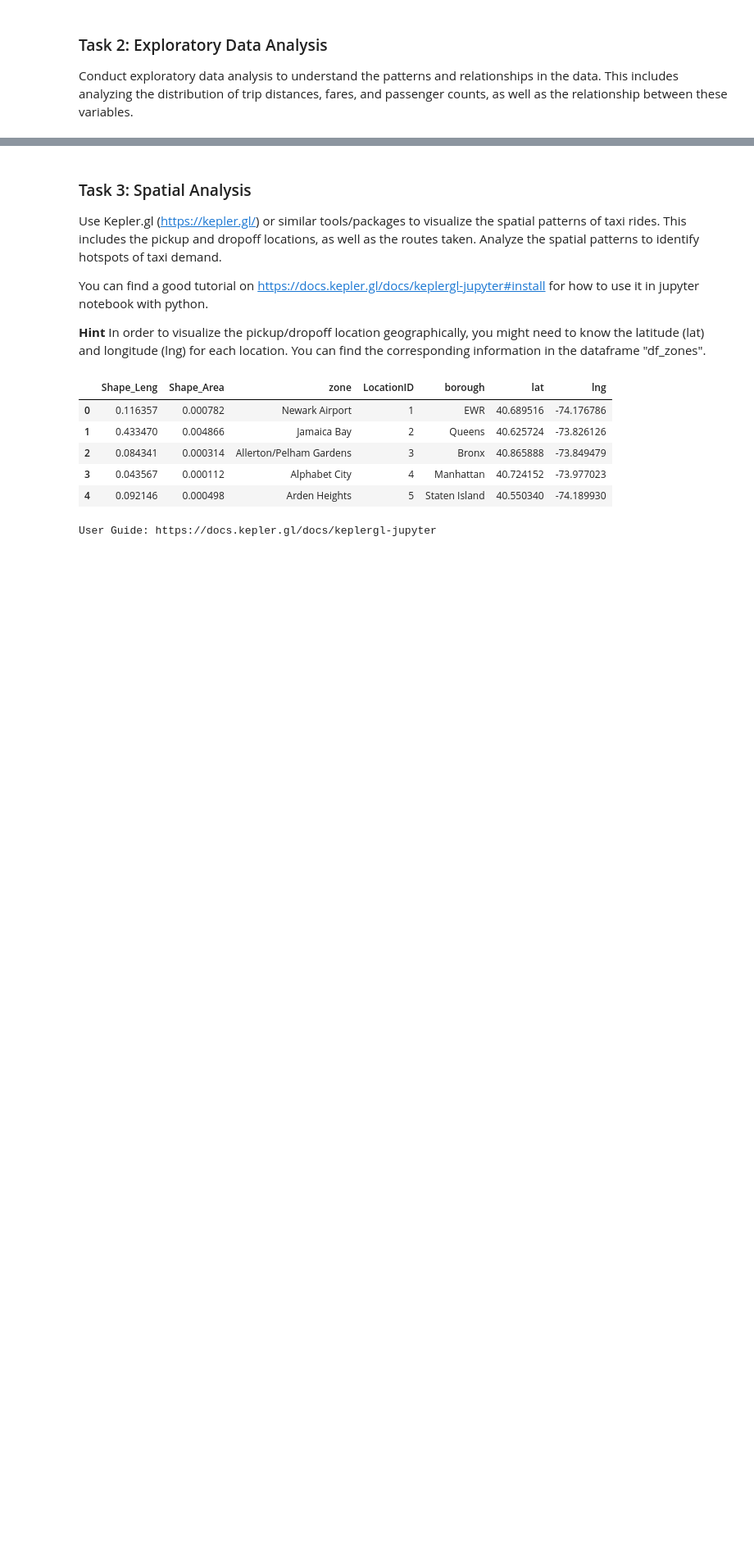
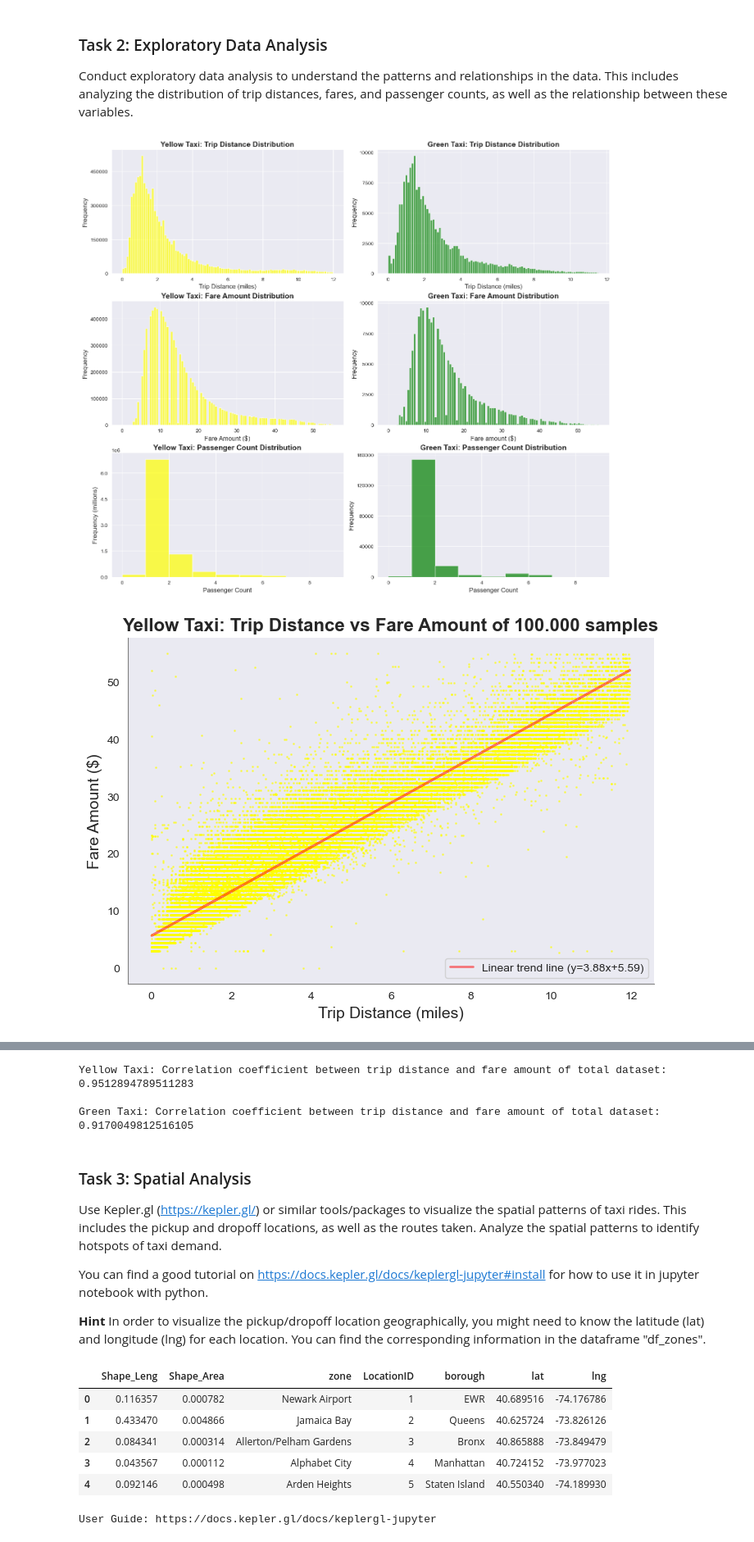
Before and after one commit to DenizIsikli/62444-DataVisualization-Analysis, a Jupyter notebook: 4_temporal_spatial_data_analysis.ipynb, the cells around one changed output, grey strips where cells are left out. Shown at 82% size. Drawn from its saved outputs; the diff is of its cells as text; code cells hidden in the pictures; blank space fills up the shorter version.

Commit message:
Cleaned up 4.4. Moved TaskFunctions to utils

```diff
--- a/4_temporal_spatial_data_analysis.ipynb
+++ b/4_temporal_spatial_data_analysis.ipynb
@@ -94,49 +92,52 @@ Conduct exploratory data analysis to understand the patterns and relationships i
 import pandas as pd
 import numpy as np #used for scatter plot trend line
 import matplotlib.pyplot as plt
 from src.utils import *
 
 # Remove records where trip_distance is 0 or negative
-df_yellow = df_yellow[df_yellow['trip_distance'] > 0]
-df_green = df_green[df_green['trip_distance'] > 0]
+df_yellow_t2 = df_yellow[df_yellow['trip_distance'] > 0]
+df_green_t2 = df_green[df_green['trip_distance'] > 0]
 
 # Remove records where fare_amount is 0 or negative
-df_yellow = df_yellow[df_yellow['fare_amount'] > 0]
-df_green = df_green[df_green['fare_amount'] > 0]
+df_yellow_t2 = df_yellow_t2[df_yellow['fare_amount'] > 0]
+df_green_t2 = df_green_t2[df_green['fare_amount'] > 0]
 
 # Clean the data for both yellow and green datasets
-df_yellow_clean = remove_outliers(df_yellow, 'trip_distance')
-df_yellow_clean = remove_outliers(df_yellow_clean, 'fare_amount')
+df_yellow_clean_t2 = remove_outliers(df_yellow_t2, 'trip_distance')
+df_yellow_clean_t2 = remove_outliers(df_yellow_clean_t2, 'fare_amount')
 
-df_green_clean = remove_outliers(df_green, 'trip_distance')
-df_green_clean = remove_outliers(df_green_clean, 'fare_amount')
+df_green_clean_t2 = remove_outliers(df_green_t2, 'trip_distance')
+df_green_clean_t2 = remove_outliers(df_green_clean_t2, 'fare_amount')
 
 # 1. Analyzing the Distribution
 fig, axes = plt.subplots(nrows=3, ncols=2, figsize=(14, 12), constrained_layout=True)
-plot_histogram(df_yellow_clean, 'trip_distance', 'yellow', 'Yellow Taxi: Trip Distance Distribution', axes[0, 0], 'Trip Distance (miles)', 'Frequency')
-plot_histogram(df_green_clean, 'trip_distance', 'green', 'Green Taxi: Trip Distance Distribution', axes[0, 1], 'Trip Distance (miles)', 'Frequency')
-plot_histogram(df_yellow_clean, 'fare_amount', 'yellow', 'Yellow Taxi: Fare Amount Distribution', axes[1, 0], 'Fare Amount ($)', 'Frequency')
-plot_histogram(df_green_clean, 'fare_amount', 'green', 'Green Taxi: Fare Amount Distribution', axes[1, 1], 'Fare amount ($)', 'Frequency')
+plot_histogram(df_yellow_clean_t2, 'trip_distance', 'yellow', 'Yellow Taxi: Trip Distance Distribution', axes[0, 0], 'Trip Distance (miles)', 'Frequency')
+plot_histogram(df_green_clean_t2, 'trip_distance', 'green', 'Green Taxi: Trip Distance Distribution', axes[0, 1], 'Trip Distance (miles)', 'Frequency')
+plot_histogram(df_yellow_clean_t2, 'fare_amount', 'yellow', 'Yellow Taxi: Fare Amount Distribution', axes[1, 0], 'Fare Amount ($)', 'Frequency')
+plot_histogram(df_green_clean_t2, 'fare_amount', 'green', 'Green Taxi: Fare Amount Distribution', axes[1, 1], 'Fare amount ($)', 'Frequency')
 
 # For passenger count, we do not remove outliers since it's a discrete variable and generally doesn't have significant outliers
-passenger_bins = np.arange(0, df_yellow['passenger_count'].max() + 1, 1) # Bins for passenger count
+passenger_bins = np.arange(0, df_yellow_t2['passenger_count'].max() + 1, 1) # Bins for passenger count
 
-plot_histogram(df_yellow, 'passenger_count', 'yellow', 'Yellow Taxi: Passenger Count Distribution', axes[2, 0], 'Passenger Count', 'Frequency (millions)', passenger_bins)
-plot_histogram(df_green, 'passenger_count', 'green', 'Green Taxi: Passenger Count Distribution', axes[2, 1], 'Passenger Count', 'Frequency', passenger_bins)
+plot_histogram(df_yellow_t2, 'passenger_count', 'yellow', 'Yellow Taxi: Passenger Count Distribution', axes[2, 0], 'Passenger Count', 'Frequency (millions)', passenger_bins)
+plot_histogram(df_green_t2, 'passenger_count', 'green', 'Green Taxi: Passenger Count Distribution', axes[2, 1], 'Passenger Count', 'Frequency', passenger_bins)
 
 # 2. Analyzing Relationships
 fig, ax = plt.subplots(figsize=(7, 5), constrained_layout=True)
-plot_scatter(df_yellow_clean.sample(100000), 'trip_distance', 'fare_amount', 'yellow', 'Yellow Taxi: Trip Distance vs Fare Amount of 100.000 samples', ax, 'Trip Distance (miles)', 'Fare Amount ($)') # Sample to not over clutter the scatter plot
+plot_scatter(df_yellow_clean_t2.sample(100000), 'trip_distance', 'fare_amount', 'yellow', 'Yellow Taxi: Trip Distance vs Fare Amount of 100.000 samples', ax, 'Trip Distance (miles)', 'Fare Amount ($)') # Sample to not over clutter the scatter plot
 
 fig, ax = plt.subplots(figsize=(7, 5), constrained_layout=True)
-plot_scatter(df_green_clean.sample(100000), 'trip_distance', 'fare_amount', 'green', 'Green Taxi: Trip Distance vs Fare Amount of 100.000 samples', ax, 'Trip Distance (miles)', 'Fare Amount ($)') # Sample to not over clutter the scatter plot
+plot_scatter(df_green_clean_t2.sample(100000), 'trip_distance', 'fare_amount', 'green', 'Green Taxi: Trip Distance vs Fare Amount of 100.000 samples', ax, 'Trip Distance (miles)', 'Fare Amount ($)') # Sample to not over clutter the scatter plot
 
 # Show plots
 plt.show()
 
 # Calculating Correlation Coefficients
 print("Yellow Taxi: Correlation coefficient between trip distance and fare amount of total dataset:")
-print(df_yellow_clean[['trip_distance', 'fare_amount']].corr().iloc[0, 1])
+print(df_yellow_clean_t2[['trip_distance', 'fare_amount']].corr().iloc[0, 1])
 
 print("\nGreen Taxi: Correlation coefficient between trip distance and fare amount of total dataset:")
-print(df_green_clean[['trip_distance', 'fare_amount']].corr().iloc[0, 1])
+print(df_green_clean_t2[['trip_distance', 'fare_amount']].corr().iloc[0, 1])
+# %% [output]
+[figure, added]
+[figure, added]
@@ -143,3 +145,8 @@ print(df_green_clean[['trip_distance', 'fare_amount']].corr().iloc[0, 1])
+Yellow Taxi: Correlation coefficient between trip distance and fare amount of total dataset:
+0.9512894789511283
+
+Green Taxi: Correlation coefficient between trip distance and fare amount of total dataset:
+0.9170049812516105
 # %% [markdown]
 ### Task 3: Spatial Analysis
 Use Kepler.gl (https://kepler.gl/) or similar tools/packages to visualize the spatial patterns of taxi rides. This includes the pickup and dropoff locations, as well as the routes taken. Analyze the spatial patterns to identify hotspots of taxi demand.
```
Also changed, not shown: parts of 9 cells of this notebook, 2 other files.
